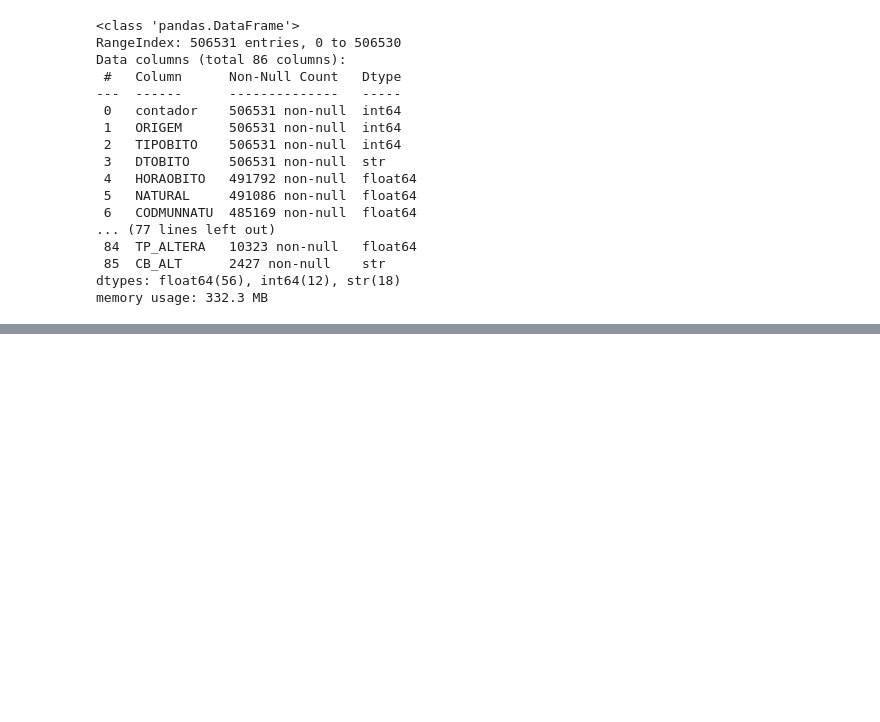
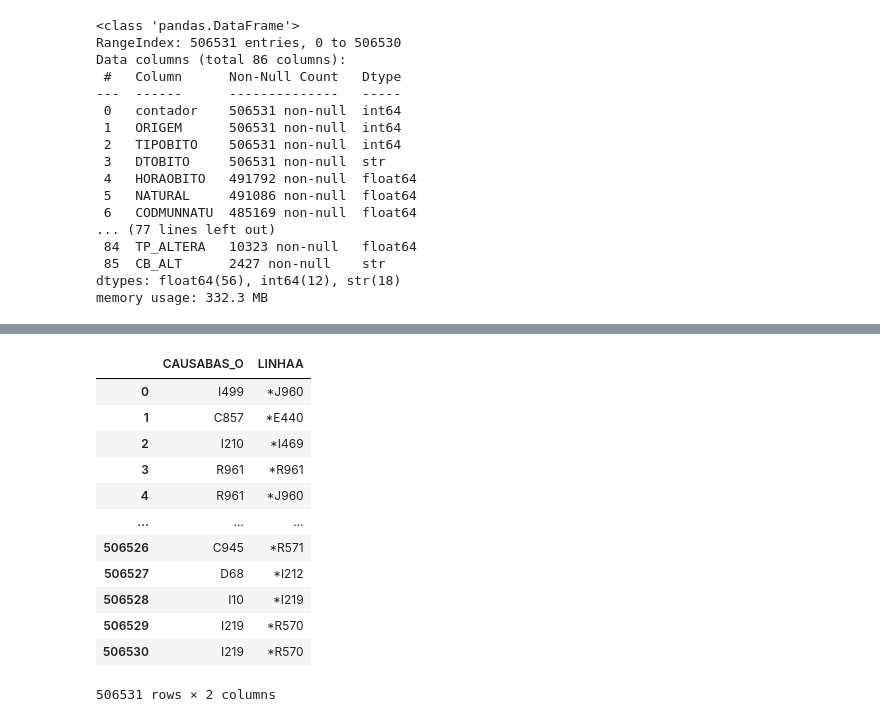
Before and after one commit to MatheusCabizuca/PROJETO_ADA_MODULO_1, a Jupyter notebook: Teste-Projeto.ipynb, the cells around one changed output, grey strips where cells are left out. Cells and saved outputs as stored; diff of their text form; code cells hidden in the pictures; blank space fills up the shorter version.

```diff
--- a/Teste-Projeto.ipynb
+++ b/Teste-Projeto.ipynb
@@ -35,0 +114,16 @@ memory usage: 332.3 MB
+# %%
+mortalidade[['CAUSABAS_O','LINHAA']]
+# %% [output]
+|  | CAUSABAS_O | LINHAA |
+| 0 | I499 | *J960 |
+| 1 | C857 | *E440 |
+| 2 | I210 | *I469 |
+| 3 | R961 | *R961 |
+| 4 | R961 | *J960 |
+| ... | ... | ... |
+| 506526 | C945 | *R571 |
+| 506527 | D68 | *I212 |
+| 506528 | I10 | *I219 |
+| 506529 | I219 | *R570 |
+| 506530 | I219 | *R570 |
+506531 rows × 2 columns
```
Also changed, not shown: parts of 13 cells of this notebook.
